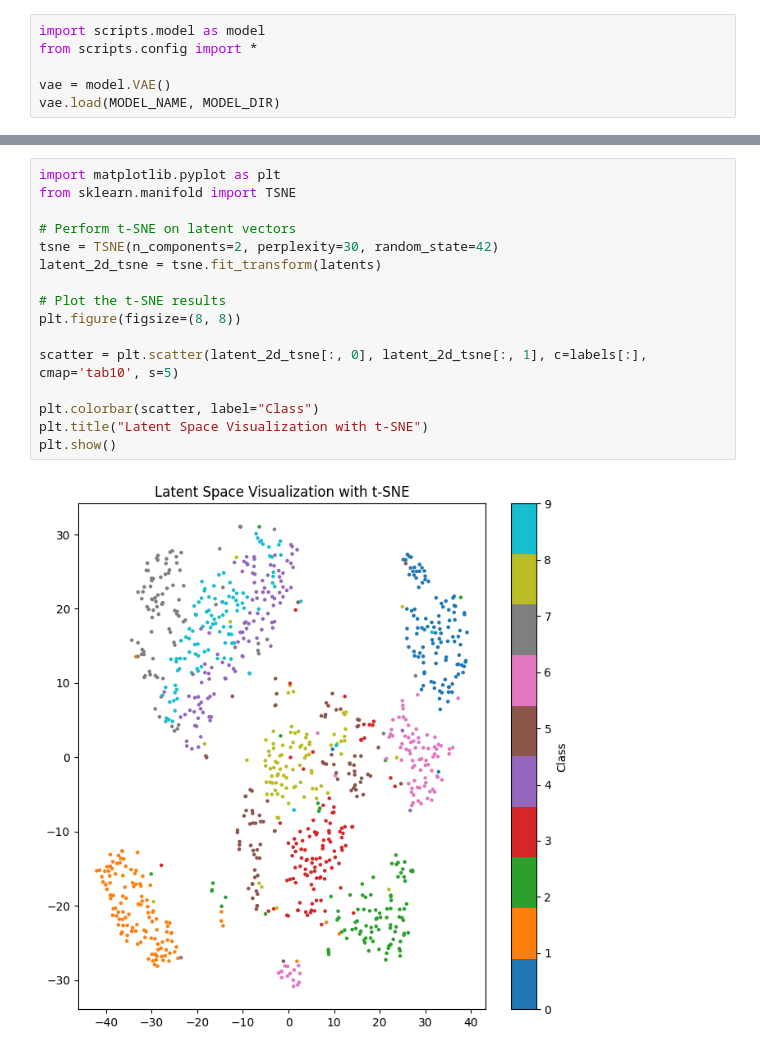
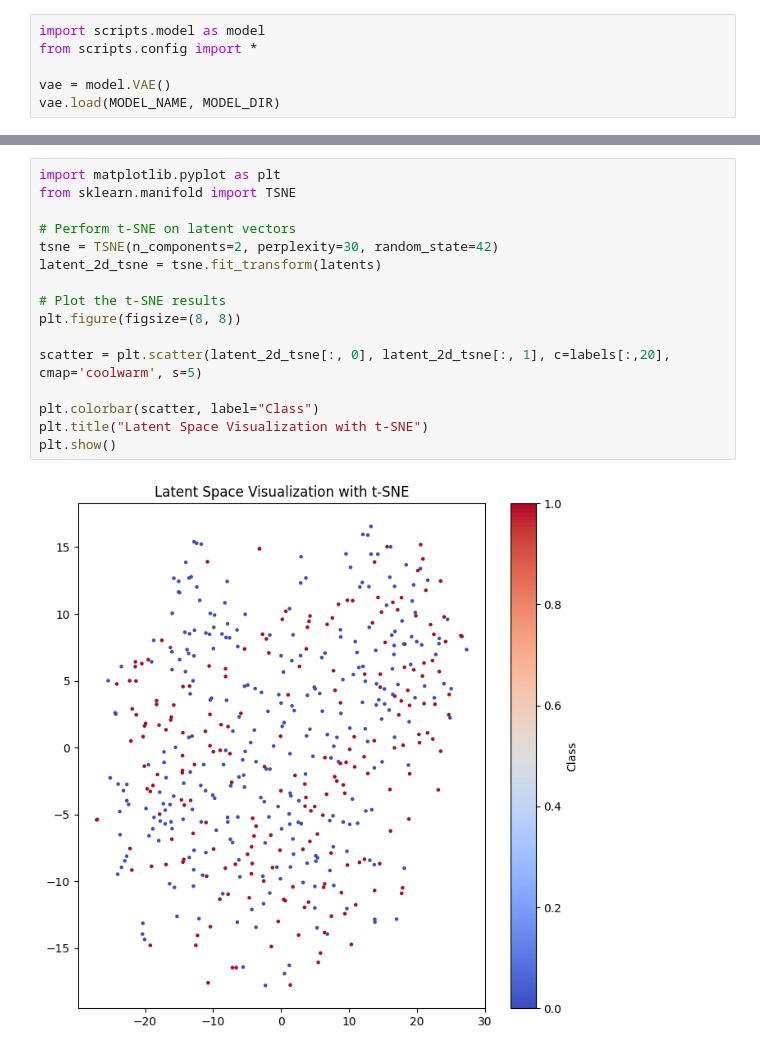
Before and after one commit to bv7dev/vae-lab, a Jupyter notebook: lab.ipynb, the cells around one changed output, grey strips where cells are left out. Drawn from its saved outputs; the diff is of its cells as text.

```diff
--- a/lab.ipynb
+++ b/lab.ipynb
@@ -71,21 +71,21 @@ print(labels.shape)
 # %%
 import matplotlib.pyplot as plt
 from sklearn.manifold import TSNE
 
 # Perform t-SNE on latent vectors
 tsne = TSNE(n_components=2, perplexity=30, random_state=42)
 latent_2d_tsne = tsne.fit_transform(latents)
 
 # Plot the t-SNE results
 plt.figure(figsize=(8, 8))
 
-scatter = plt.scatter(latent_2d_tsne[:, 0], latent_2d_tsne[:, 1], c=labels[:], cmap='tab10', s=5)
+scatter = plt.scatter(latent_2d_tsne[:, 0], latent_2d_tsne[:, 1], c=labels[:,20], cmap='coolwarm', s=5)
 
 plt.colorbar(scatter, label="Class")
 plt.title("Latent Space Visualization with t-SNE")
 plt.show()
 # %% [output]
-[figure, old version]
+[figure, new version]
 # %%
 # plot a 2d slice out of Nd latent space (for 2d latent it's a perfect representation)
 print(latents.shape)
```
Also changed, not shown: parts of 5 cells of this notebook, 1 other file.
